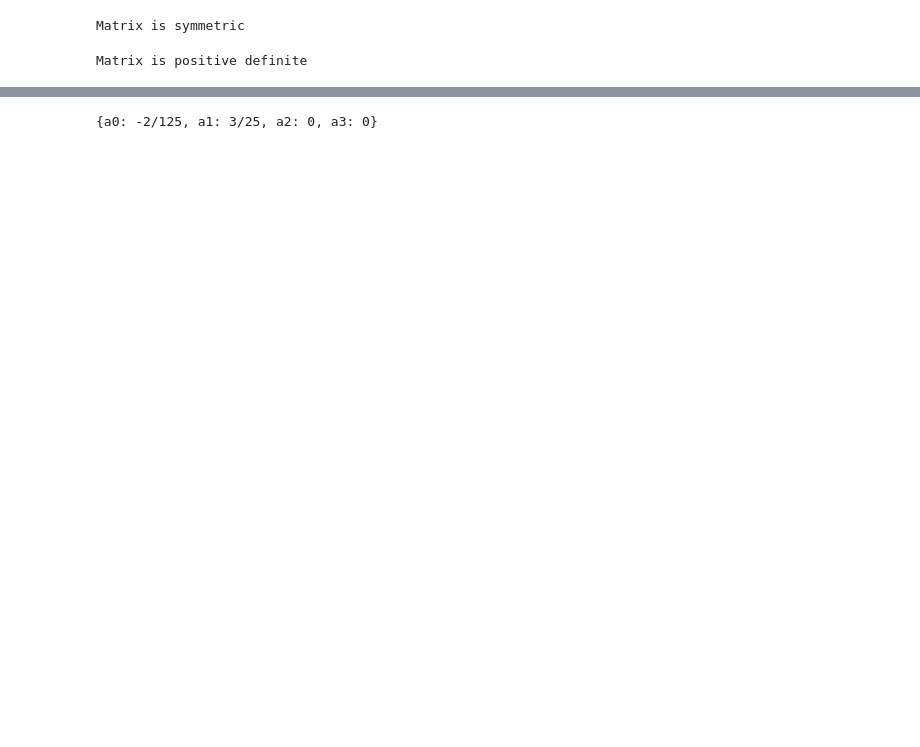
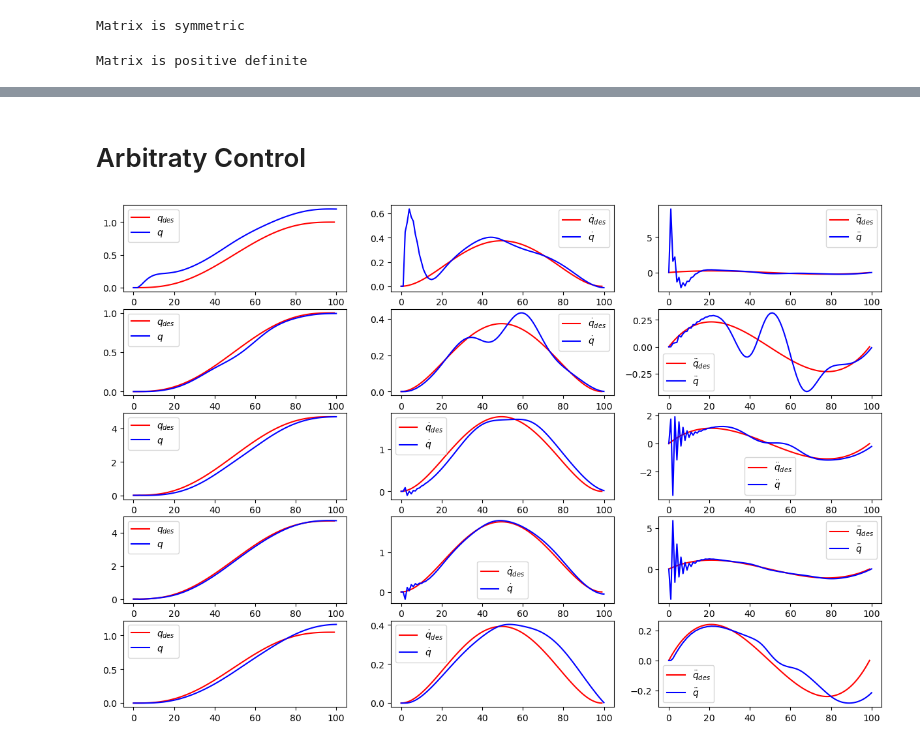
Before and after one commit to mattephi/for.hw, a Jupyter notebook: hw3/solution.ipynb, the cells around one changed output, grey strips where cells are left out. Saved outputs shown, nothing was run; the diff lists cells and outputs as text; code cells hidden in the pictures; blank space fills up the shorter version.

```diff
--- a/hw3/solution.ipynb
+++ b/hw3/solution.ipynb
@@ -50,7 +50,7 @@ def tz(dz):
 # %%
 t = sp.Symbol('t')
 qs = [sp.Function(f'q_{i}')(t) for i in range(6)] # Joints effect
-dqs = [sp.Derivative(q) for q in qs] # Joint velocities
+dqs = [sp.Function(f'dq_{i}')(t) for i in range(6)] # Joint velocities
 ls = sp.symbols(r"l_:6") # Link lengths
 hs = sp.symbols(r"h_:3") # Link heights
 ws = sp.symbols(r"w_:3") # Link widths
@@ -176,8 +193,9 @@ for i in range(5):
 # %%
-g = np.zeros(6, dtype=object)
+g = np.zeros(5, dtype=object)
 for i in range(5):
-  for k in range(5):
-    g[i] -= np.dot(Jv[k, :, i], m[k] * np.array([0, 0, 9.81]))
+  for j in range(5):
+    g[i] -= np.dot(Jv[j, :, i], m[j] * np.array([0, 0, 9.81]))
 
-sp.Array(g)
+g = sp.Matrix(g)
+g
 # %% [output]
@@ -200,8 +220,10 @@ list(find_coeff(0, 1, 0, 1, 0, 0).values())
 # %%
-def gen_trajectory(t0, tf, q0, qf, dq0, dqf, steps):
-    a = list(find_coeff(t0, tf, q0, qf, dq0, dqf).values())
+# This function is used to generate the trajectory
+# Based on the coefficients of the polynomial
+def gen_trajectory(t0, tf, q0, qf, dq0, dqf, ddq0, ddqf, steps):
+    a = list(find_coeff(t0, tf, q0, qf, dq0, dqf, ddq0, ddqf).values())
     t = np.linspace(t0, tf, steps)
-    q = a[0] * t**3 + a[1] * t**2 + a[2] * t + a[3]
-    dq = a[0] * 3 * t**2 + a[1] * 2 * t + a[2]
-    ddq = a[0] * 6 * t + a[1] * 2
+    q = a[0] * t**5 + a[1] * t**4 + a[2] * t**3 + a[3] * t**2 + a[4] * t + a[5]
+    dq = a[0] * 5 * t**4 + a[1] * 4 * t**3 + a[2] * 3 * t**2 + a[3] * 2 * t + a[4]
+    ddq = a[0] * 20 * t**3 + a[1] * 12 * t**2 + a[2] * 6 * t + a[3] * 2
     return q, dq, ddq
@@ -241,4 +301,0 @@ def pd_control(dt, q, dq, ddq, qd, dqd, ddqd):
-# %%
-find_coeff(0, 5, 0, 1, 0, 0)
-# %% [output]
-{a0: -2/125, a1: 3/25, a2: 0, a3: 0}
@@ -244,0 +359,2 @@ find_coeff(0, 5, 0, 1, 0, 0)
+# %%
+log = perform_trajectory(pd_control) # logs for standart PD controller
@@ -244,0 +363,24 @@ find_coeff(0, 5, 0, 1, 0, 0)
+# %% [markdown]
+# Arbitraty Control
+# %%
+import matplotlib.pyplot as plt
+
+fig, ax = plt.subplots(5, 3, figsize=(15, 10))
+
+for i in range(5):
+    ax[i][0].plot(np.array(log['qd'])[:, i], color='red', label='$q_{des}$')
+    ax[i][1].plot(np.array(log['dqd'])[:, i], color='red', label='$\dot{q}_{des}$')
+    ax[i][2].plot(np.array(log['ddqd'])[:, i], color='red', label='$\ddot{q}_{des}$')
+    ax[i][0].plot(np.array(log['q'])[:, i], color='blue', label='$q$')
+    ax[i][1].plot(np.array(log['dq'])[:, i], color='blue', label='$\dot{q}$')
+    ax[i][2].plot(np.array(log['ddq'])[:, i], color='blue', label='$\ddot{q}$')
+
+for i in range(5):
+    ax[i][0].legend()
+    ax[i][1].legend()
+    ax[i][2].legend()
+
+# plt.savefig('assets/control1.png')
+plt.show()
+# %% [output]
+[figure, added]
```
Also changed, not shown: parts of 32 cells of this notebook, 8 other files.
